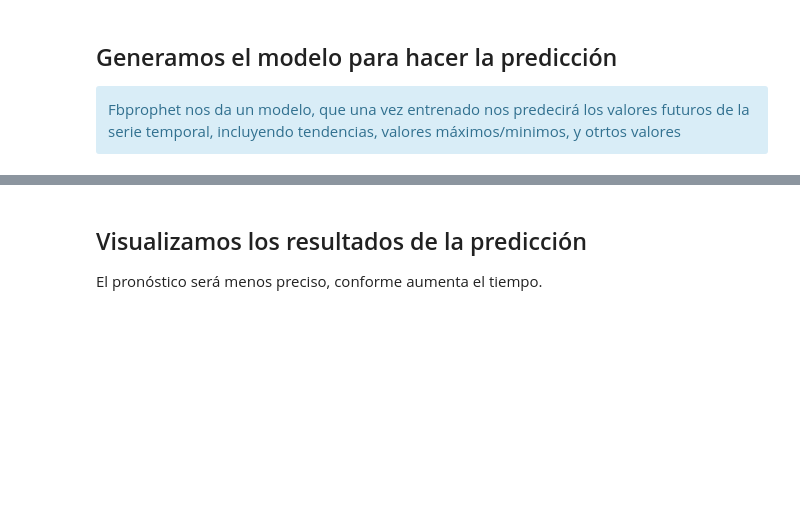
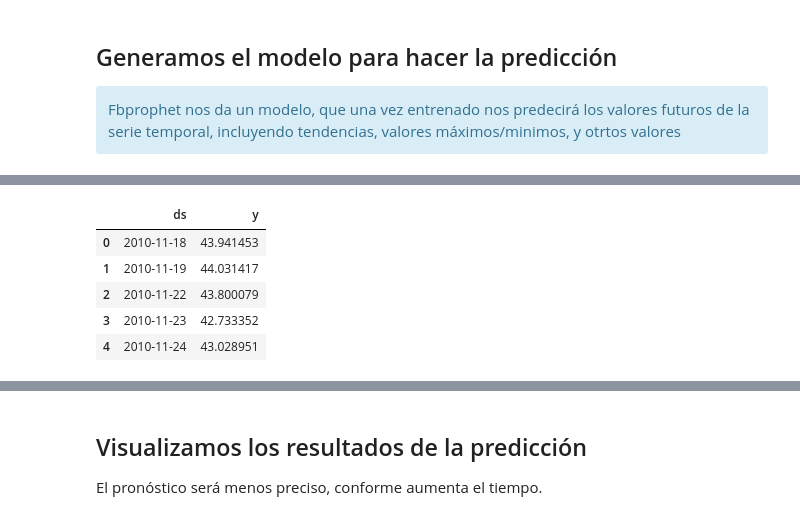
Before and after one commit to jaimevalero/python-machine-learning-book-2nd-edition, a Jupyter notebook: ejercicios/Ejercicio 10 - Series temporales.ipynb, the cells around one changed output, grey strips where cells are left out. Cells and saved outputs as stored; diff of their text form; code cells hidden in the pictures; blank space fills up the shorter version.

```diff
--- a/ejercicios/Ejercicio 10 - Series temporales.ipynb
+++ b/ejercicios/Ejercicio 10 - Series temporales.ipynb
@@ -213 +205,14 @@ INFO:fbprophet.forecaster:Disabling daily seasonality. Run prophet with daily_se
+# %%
+# Se puede hacer mas limpio, solo con las dos columnas
+df = pd.DataFrame()
+df["ds"] = gm["ds"]
+df["y"] = gm["y"]
+df.head()
+# %% [output]
+|  | ds | y |
+| 0 | 2010-11-18 | 43.941453 |
+| 1 | 2010-11-19 | 44.031417 |
+| 2 | 2010-11-22 | 43.800079 |
+| 3 | 2010-11-23 | 42.733352 |
+| 4 | 2010-11-24 | 43.028951 |
 # %%
```
Also changed, not shown: parts of 8 cells of this notebook, 1 other file.
